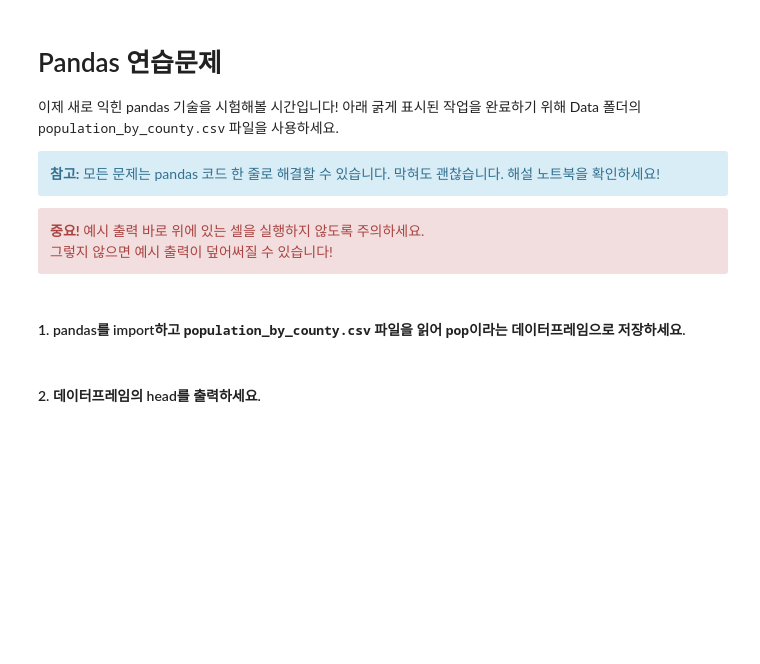
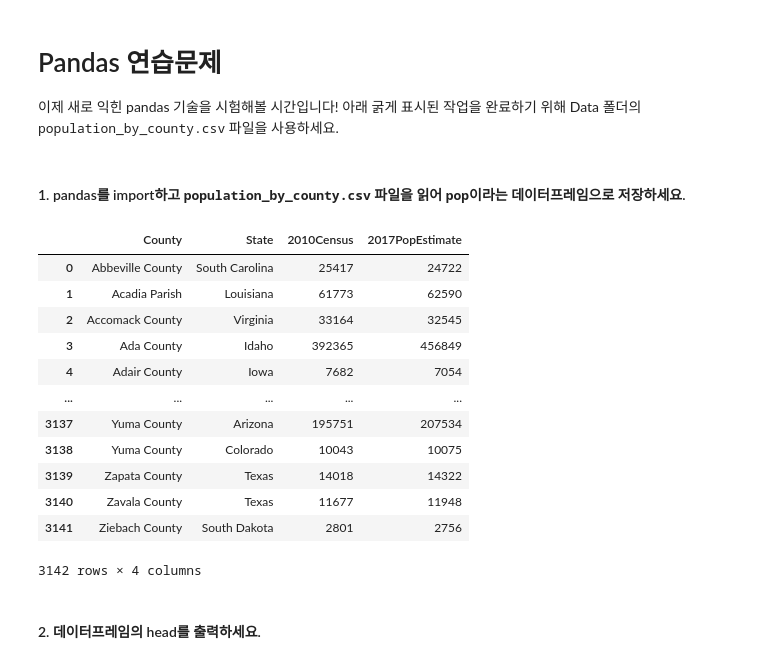
Before and after one commit to kitae104/Time_Serise_Analysis, a Jupyter notebook: 02_Pandas/07-Pandas-Exercises.ipynb, the cells around one changed output. Drawn from its saved outputs; the diff is of its cells as text; code cells hidden in the pictures; blank space fills up the shorter version.

```diff
--- a/02_Pandas/07-Pandas-Exercises.ipynb
+++ b/02_Pandas/07-Pandas-Exercises.ipynb
@@ -8,9 +1,5 @@ ___
 # %% [markdown]
 # Pandas 연습문제
 이제 새로 익힌 pandas 기술을 시험해볼 시간입니다! 아래 굵게 표시된 작업을 완료하기 위해 Data 폴더의 <tt>population_by_county.csv</tt> 파일을 사용하세요.
-
-<div class="alert alert-info" style="margin: 10px"><strong>참고:</strong> 모든 문제는 pandas 코드 한 줄로 해결할 수 있습니다. 막혀도 괜찮습니다. 해설 노트북을 확인하세요!</div>
-
-<div class="alert alert-danger" style="margin: 10px"><strong>중요!</strong> 예시 출력 바로 위에 있는 셀을 실행하지 않도록 주의하세요. <br>그렇지 않으면 예시 출력이 덮어써질 수 있습니다!</div>
 # %% [markdown]
 #### 1. pandas를 import하고 <tt>population_by_county.csv</tt> 파일을 읽어 <tt>pop</tt>이라는 데이터프레임으로 저장하세요.
@@ -17,3 +8,20 @@ ___
+# %%
+df = pd.read_csv("../Data/population_by_county.csv")
+df
+# %% [output]
+|  | County | State | 2010Census | 2017PopEstimate |
+| 0 | Abbeville County | South Carolina | 25417 | 24722 |
+| 1 | Acadia Parish | Louisiana | 61773 | 62590 |
+| 2 | Accomack County | Virginia | 33164 | 32545 |
+| 3 | Ada County | Idaho | 392365 | 456849 |
+| 4 | Adair County | Iowa | 7682 | 7054 |
+| ... | ... | ... | ... | ... |
+| 3137 | Yuma County | Arizona | 195751 | 207534 |
+| 3138 | Yuma County | Colorado | 10043 | 10075 |
+| 3139 | Zapata County | Texas | 14018 | 14322 |
+| 3140 | Zavala County | Texas | 11677 | 11948 |
+| 3141 | Ziebach County | South Dakota | 2801 | 2756 |
+3142 rows × 4 columns
 # %% [markdown]
 #### 2. 데이터프레임의 head를 출력하세요.
 # %%
```
Also changed, not shown: parts of 20 cells of this notebook.
